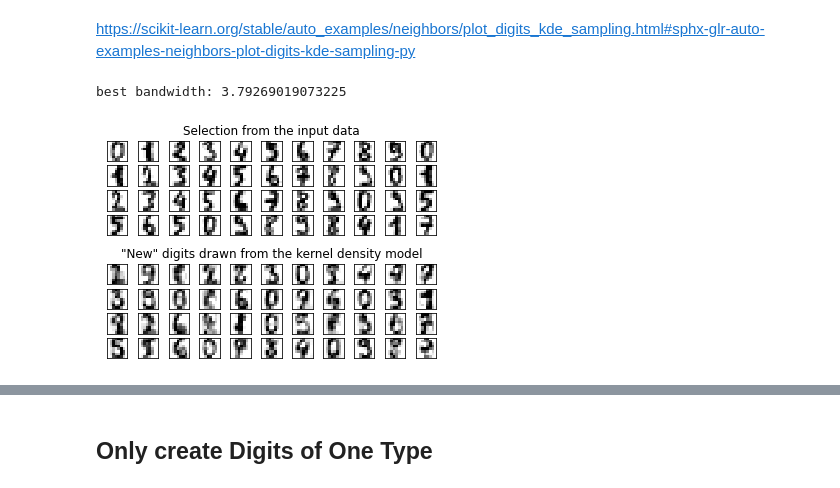
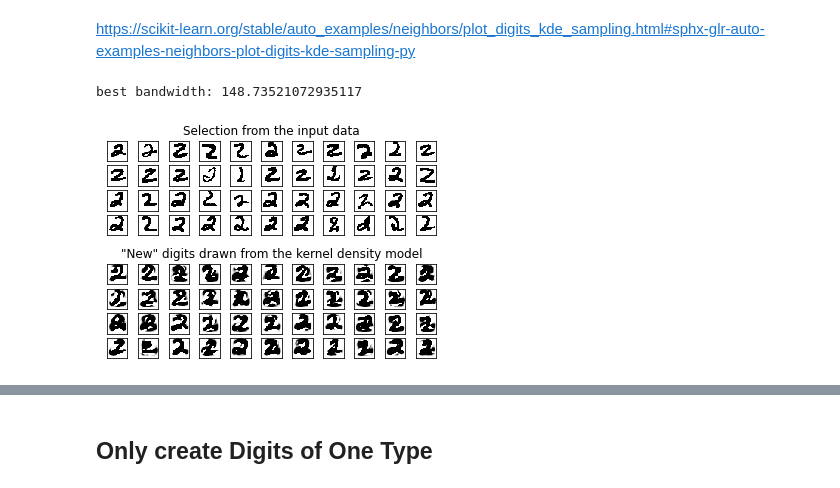
Before and after one commit to ecallen7979/generative-models, a Jupyter notebook: mnist/Kernel Density Estimation.ipynb, the cells around one changed output, grey strips where cells are left out. Saved outputs shown, nothing was run; the diff lists cells and outputs as text; code cells hidden in the pictures.

```diff
--- a/mnist/Kernel Density Estimation.ipynb
+++ b/mnist/Kernel Density Estimation.ipynb
@@ -14,10 +13,15 @@ digits = load_digits()
+# %%
+# load the data
+X, y = fetch_openml('mnist_784', version=1, return_X_y=True)
+y = np.array([int(o) for o in y])
+X = X[y==2]
 # %%
 # project the 64-dimensional data to a lower dimension
-pca = PCA(n_components=15, whiten=False)
-data = pca.fit_transform(digits.data)
+pca = PCA(n_components=20, whiten=False)
+data = pca.fit_transform(X)
 # %%
 # use grid search cross-validation to optimize the bandwidth
-params = {'bandwidth': np.logspace(-1, 1, 20)}
+params = {'bandwidth': np.logspace(-1, 3, 30)}
 grid = GridSearchCV(KernelDensity(), params)
 grid.fit(data)
 
@@ -26,7 +30,7 @@ print("best bandwidth: {0}".format(grid.best_estimator_.bandwidth))
 # use the best estimator to compute the kernel density estimate
 kde = grid.best_estimator_
 # %% [output]
-best bandwidth: 3.79269019073225
+best bandwidth: 148.73521072935117
 # %%
 # sample 44 new points from the data
 new_data = kde.sample(44, random_state=0)
@@ -34,23 +38,23 @@ new_data = pca.inverse_transform(new_data)
 # %%
 # turn data into a 4x11 grid
 new_data = new_data.reshape((4, 11, -1))
-real_data = digits.data[:44].reshape((4, 11, -1))
+real_data = X[:44].reshape((4, 11, -1))
 # %%
 # plot real digits and resampled digits
 fig, ax = plt.subplots(9, 11, subplot_kw=dict(xticks=[], yticks=[]))
 for j in range(11):
     ax[4, j].set_visible(False)
     for i in range(4):
-        im = ax[i, j].imshow(real_data[i, j].reshape((8, 8)),
+        im = ax[i, j].imshow(real_data[i, j].reshape((28, 28)),
                              cmap=plt.cm.binary, interpolation='nearest')
         im.set_clim(0, 16)
-        im = ax[i + 5, j].imshow(new_data[i, j].reshape((8, 8)),
+        im = ax[i + 5, j].imshow(new_data[i, j].reshape((28, 28)),
                                  cmap=plt.cm.binary, interpolation='nearest')
         im.set_clim(0, 16)
 
 ax[0, 5].set_title('Selection from the input data')
 ax[5, 5].set_title('"New" digits drawn from the kernel density model')
 
 plt.show()
 # %% [output]
-[figure, old version]
+[figure, new version]
```
Also changed, not shown: parts of 5 cells of this notebook.
